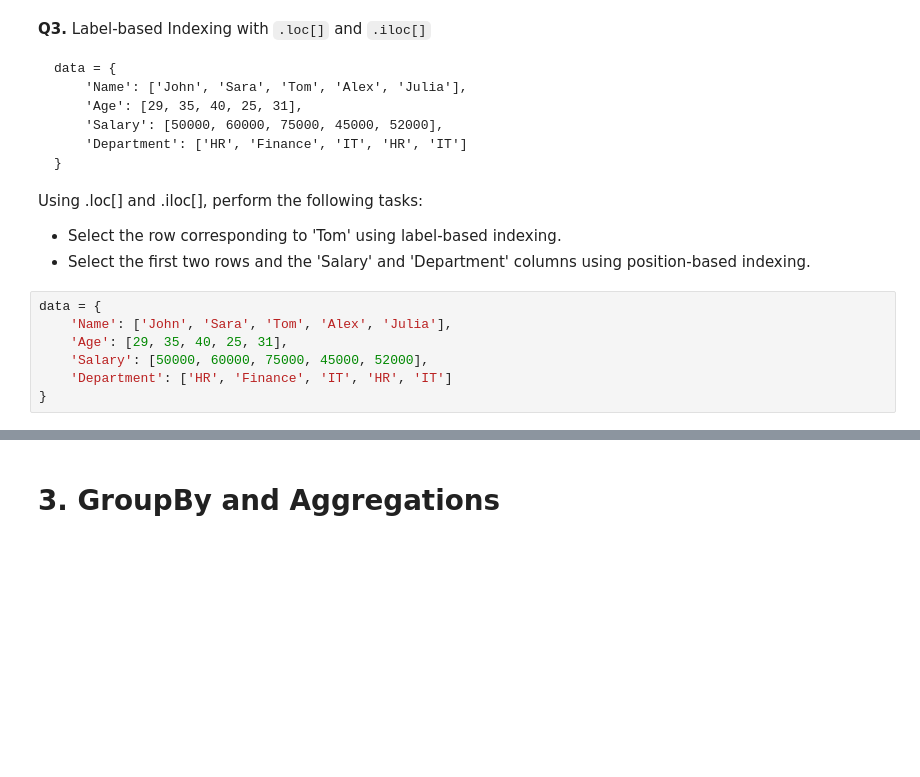
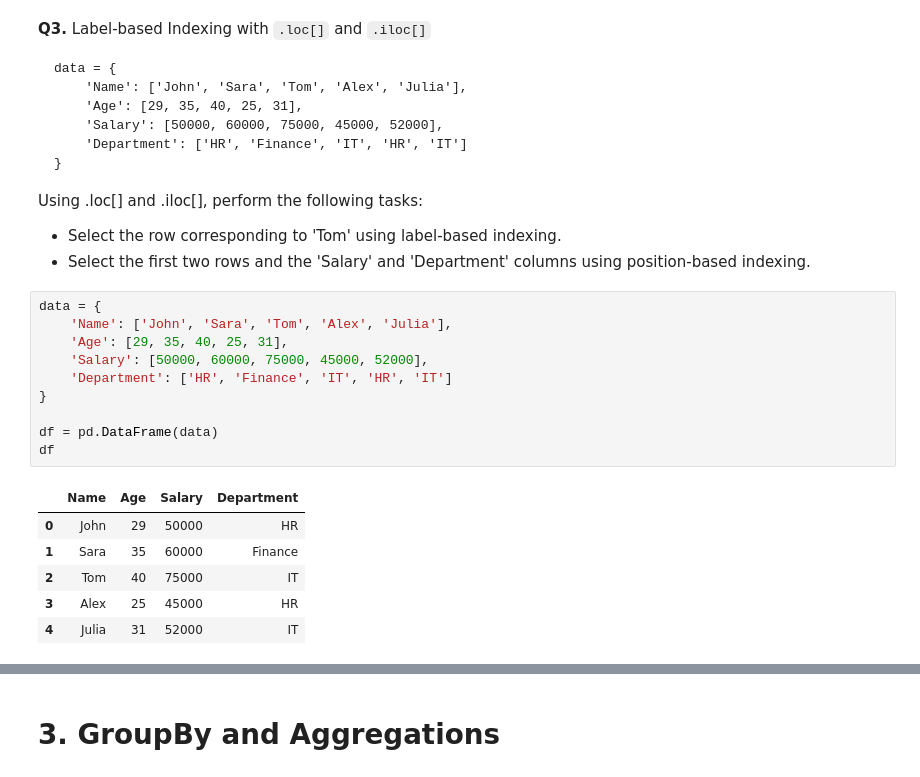
Before and after one commit to Diver202/PSDV, a Jupyter notebook: Lab2/Lab2_Pandas_Matplotlib.ipynb, the cells around one changed output, grey strips where cells are left out. Saved outputs shown, nothing was run; the diff lists cells and outputs as text; blank space fills up the shorter version.

```diff
--- a/Lab2/Lab2_Pandas_Matplotlib.ipynb
+++ b/Lab2/Lab2_Pandas_Matplotlib.ipynb
@@ -212,7 +212,17 @@ Using .loc[] and .iloc[], perform the following tasks:
 # %%
 data = {
     'Name': ['John', 'Sara', 'Tom', 'Alex', 'Julia'],
     'Age': [29, 35, 40, 25, 31],
     'Salary': [50000, 60000, 75000, 45000, 52000],
     'Department': ['HR', 'Finance', 'IT', 'HR', 'IT']
 }
+
+df = pd.DataFrame(data)
+df
+# %% [output]
+|  | Name | Age | Salary | Department |
+| 0 | John | 29 | 50000 | HR |
+| 1 | Sara | 35 | 60000 | Finance |
+| 2 | Tom | 40 | 75000 | IT |
+| 3 | Alex | 25 | 45000 | HR |
+| 4 | Julia | 31 | 52000 | IT |
```
Also changed, not shown: parts of 2 cells of this notebook.
